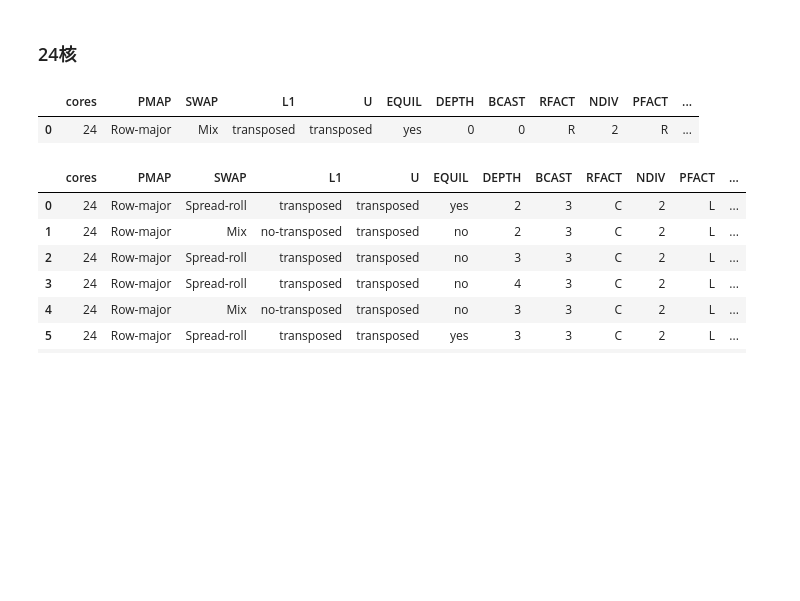
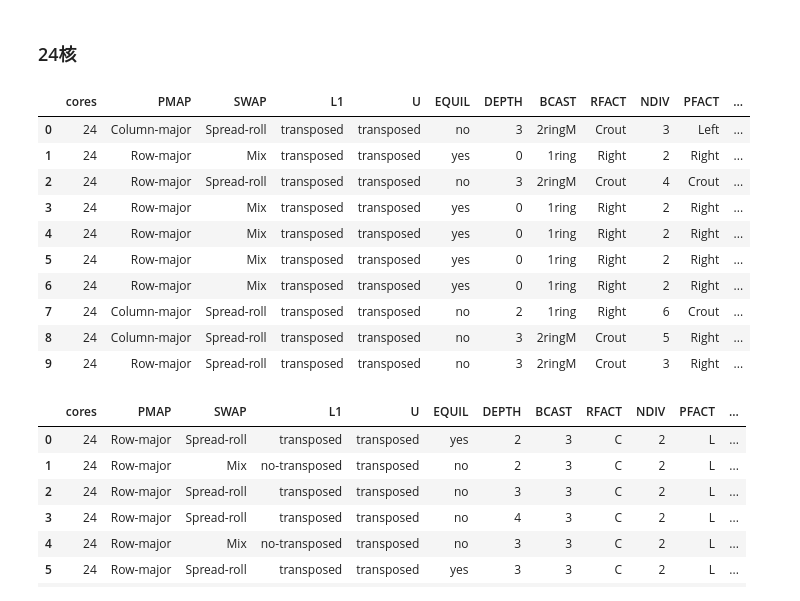
Before and after one commit to ClaudiaCumberbatch/BenchmarkOptimization, a Jupyter notebook: db/HPL_database.ipynb, the cells around one changed output. Cells and saved outputs as stored; diff of their text form; code cells hidden in the pictures; blank space fills up the shorter version.

```diff
--- a/db/HPL_database.ipynb
+++ b/db/HPL_database.ipynb
@@ -221,16 +214,25 @@ df
 # %% [markdown]
 ### 24核
 # %%
-cursor.execute("SELECT * FROM table1 WHERE cores = 24 ORDER BY Gflops DESC LIMIT 1")
+cursor.execute("SELECT * FROM table1 WHERE cores = 24 ORDER BY Gflops DESC LIMIT 10")
 
 results = cursor.fetchall()
 column_names = [column[0] for column in cursor.description]
 
 df = pd.DataFrame(results, columns=column_names)
 df
 # %% [output]
 |  | cores | PMAP | SWAP | L1 | U | EQUIL | DEPTH | BCAST | RFACT | NDIV | PFACT | ... |
-| 0 | 24 | Row-major | Mix | transposed | transposed | yes | 0 | 0 | R | 2 | R | ... |
+| 0 | 24 | Column-major | Spread-roll | transposed | transposed | no | 3 | 2ringM | Crout | 3 | Left | ... |
+| 1 | 24 | Row-major | Mix | transposed | transposed | yes | 0 | 1ring | Right | 2 | Right | ... |
+| 2 | 24 | Row-major | Spread-roll | transposed | transposed | no | 3 | 2ringM | Crout | 4 | Crout | ... |
+| 3 | 24 | Row-major | Mix | transposed | transposed | yes | 0 | 1ring | Right | 2 | Right | ... |
+| 4 | 24 | Row-major | Mix | transposed | transposed | yes | 0 | 1ring | Right | 2 | Right | ... |
+| 5 | 24 | Row-major | Mix | transposed | transposed | yes | 0 | 1ring | Right | 2 | Right | ... |
+| 6 | 24 | Row-major | Mix | transposed | transposed | yes | 0 | 1ring | Right | 2 | Right | ... |
+| 7 | 24 | Column-major | Spread-roll | transposed | transposed | no | 2 | 1ring | Right | 6 | Crout | ... |
+| 8 | 24 | Column-major | Spread-roll | transposed | transposed | no | 3 | 2ringM | Crout | 5 | Right | ... |
+| 9 | 24 | Row-major | Spread-roll | transposed | transposed | no | 3 | 2ringM | Crout | 3 | Right | ... |
 # %%
 cursor = conn.cursor()
 cursor.execute("SELECT * FROM table1 WHERE cores = 24 AND N = 61000 ORDER BY Gflops DESC LIMIT 10")
```
Also changed, not shown: parts of 9 cells of this notebook, 6 other files.
